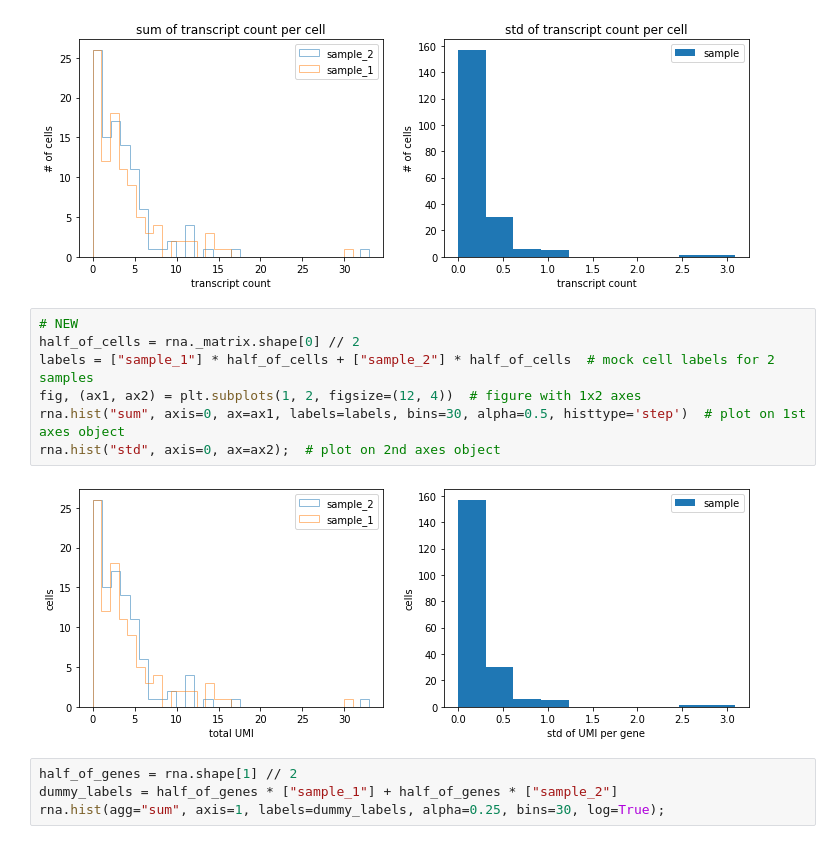
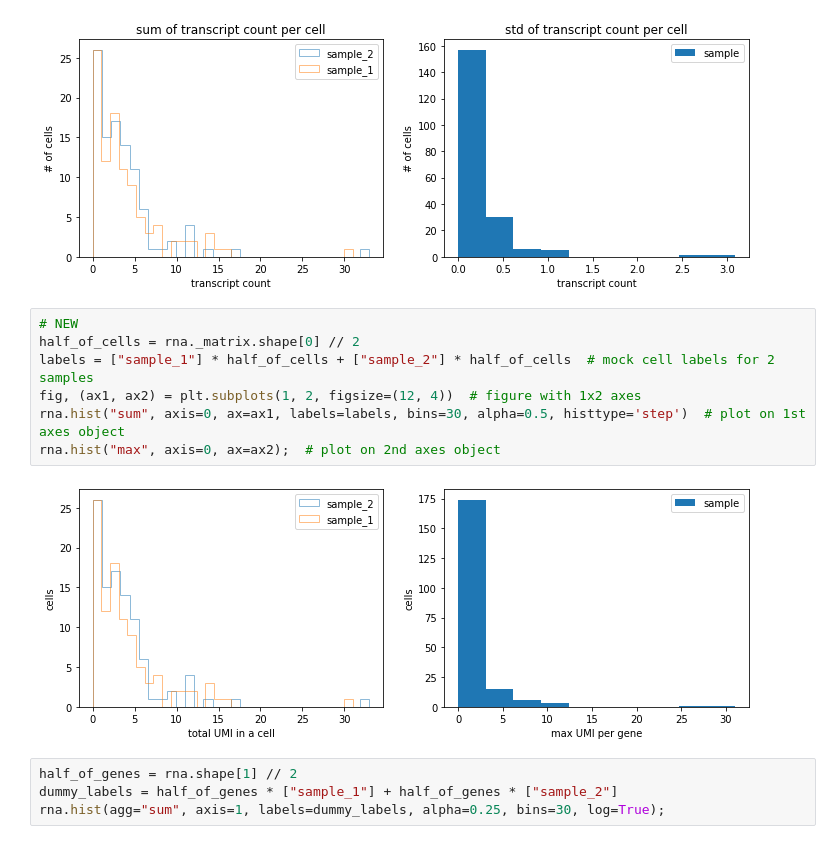
Before and after one commit to TheAustinator/cellforest, a Jupyter notebook: example_usage.ipynb, the cells around one changed output. Cells and saved outputs as stored; diff of their text form.

```diff
--- a/example_usage.ipynb
+++ b/example_usage.ipynb
@@ -180,12 +180,12 @@ rna.hist("std", axis=0, ax=ax2);  # plot on 2nd axes object
 # %%
 # NEW
 half_of_cells = rna._matrix.shape[0] // 2
 labels = ["sample_1"] * half_of_cells + ["sample_2"] * half_of_cells  # mock cell labels for 2 samples
 fig, (ax1, ax2) = plt.subplots(1, 2, figsize=(12, 4))  # figure with 1x2 axes
 rna.hist("sum", axis=0, ax=ax1, labels=labels, bins=30, alpha=0.5, histtype='step')  # plot on 1st axes object
-rna.hist("std", axis=0, ax=ax2);  # plot on 2nd axes object
+rna.hist("max", axis=0, ax=ax2);  # plot on 2nd axes object
 # %% [output]
-[figure, old version]
+[figure, new version]
 # %%
 half_of_genes = rna.shape[1] // 2
 dummy_labels = half_of_genes * ["sample_1"] + half_of_genes * ["sample_2"]
```
Also changed, not shown: parts of 4 cells of this notebook, 2 other files.
